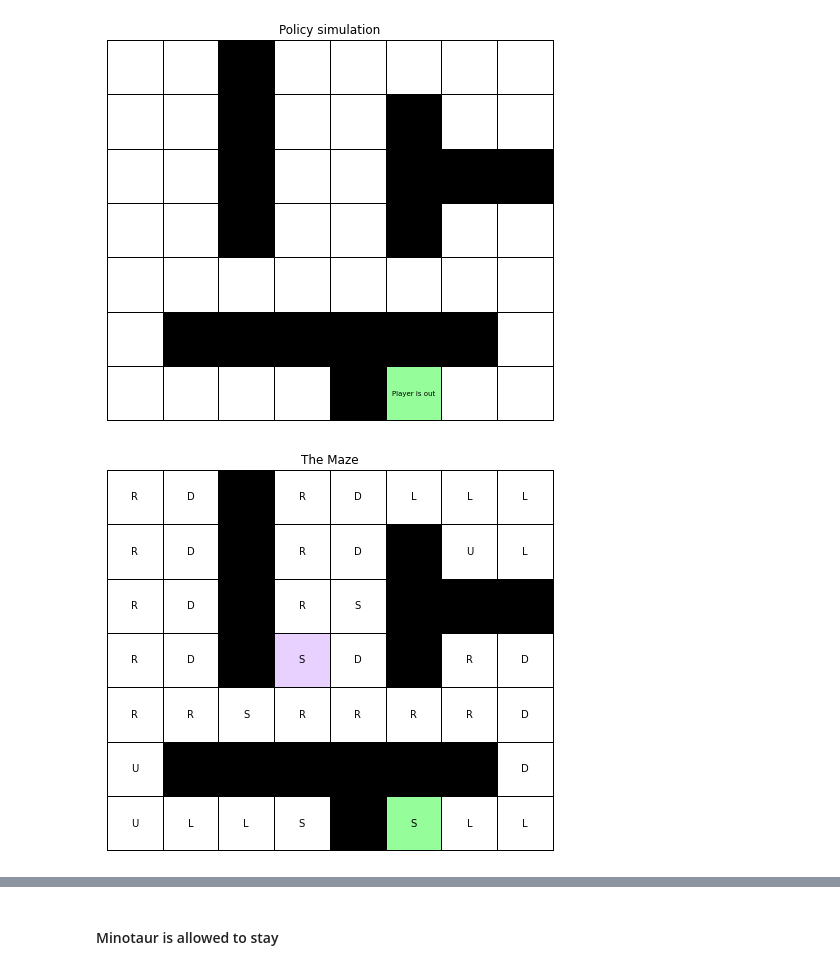
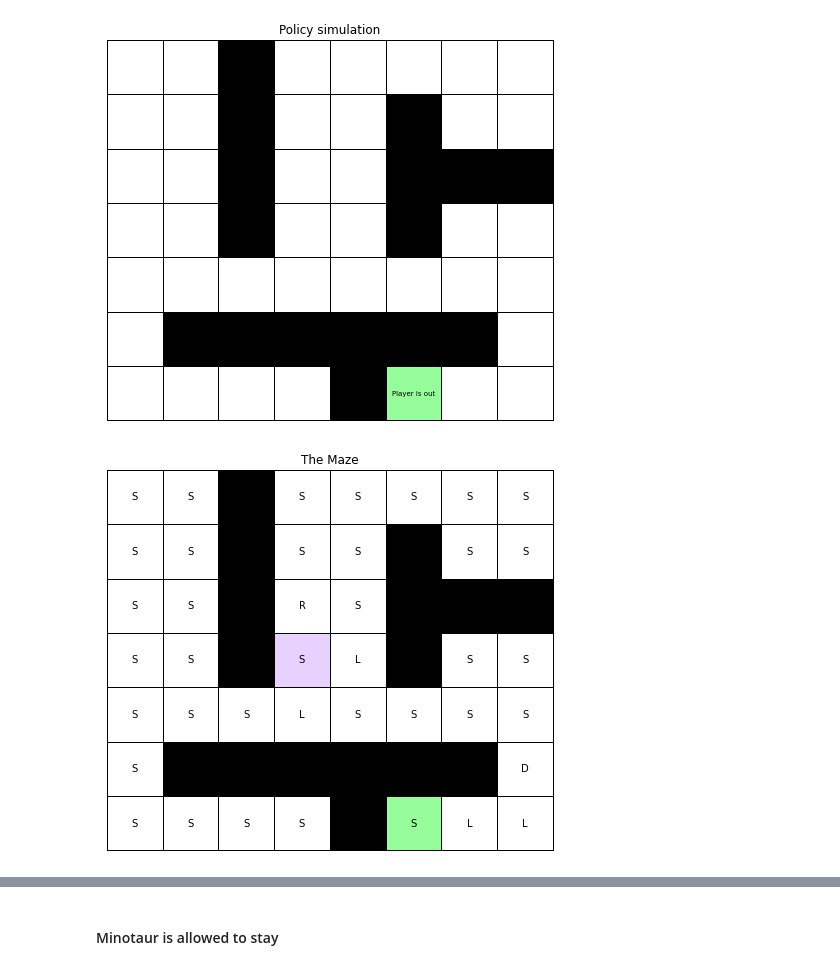
Before and after one commit to ClaraEscorihuela/ReinforcementLearning_el2805_labs, a Jupyter notebook: Lab1/Lab1.ipynb, the cells around one changed output, grey strips where cells are left out. Drawn from its saved outputs; the diff is of its cells as text; code cells hidden in the pictures.

```diff
--- a/Lab1/Lab1.ipynb
+++ b/Lab1/Lab1.ipynb
@@ -31,13 +33,13 @@ maze = np.array([
 env = mz.Maze(maze, stay = False)
 
 # Finite horizon
-horizon = 30
+horizon = 20
 # Solve the MDP problem with dynamic programming
 V, policy= mz.dynamic_programming(env,horizon)
 
 # Simulate the shortest path starting from position A
 method = 'DynProg';
-start  = (0,0, 4,5)
+start  = (0,0, 6,5)
 path, win = env.simulate(start, policy, method);
 
 # Show the shortest path
@@ -47,11 +49,11 @@ mz.animate_solution(maze, path)
 # %%
 #Plot policy at specific time with minotaur at specific location
 #S: Stay, L: Left, R: Right, U: Up, D: down
 #Green -> objective, Purple -> minotaur
 minotaur_position = (3,3)
-env.draw_policy(policy, 15, minotaur_position)
+env.draw_policy(policy, 17, minotaur_position)
 # %% [output]
-[figure, old version]
+[figure, new version]
 # %%
 #Plot graph with probability of exiting the maze
 mz.exit_probability(env,method)
```
Also changed, not shown: parts of 11 cells of this notebook, 2 other files.
